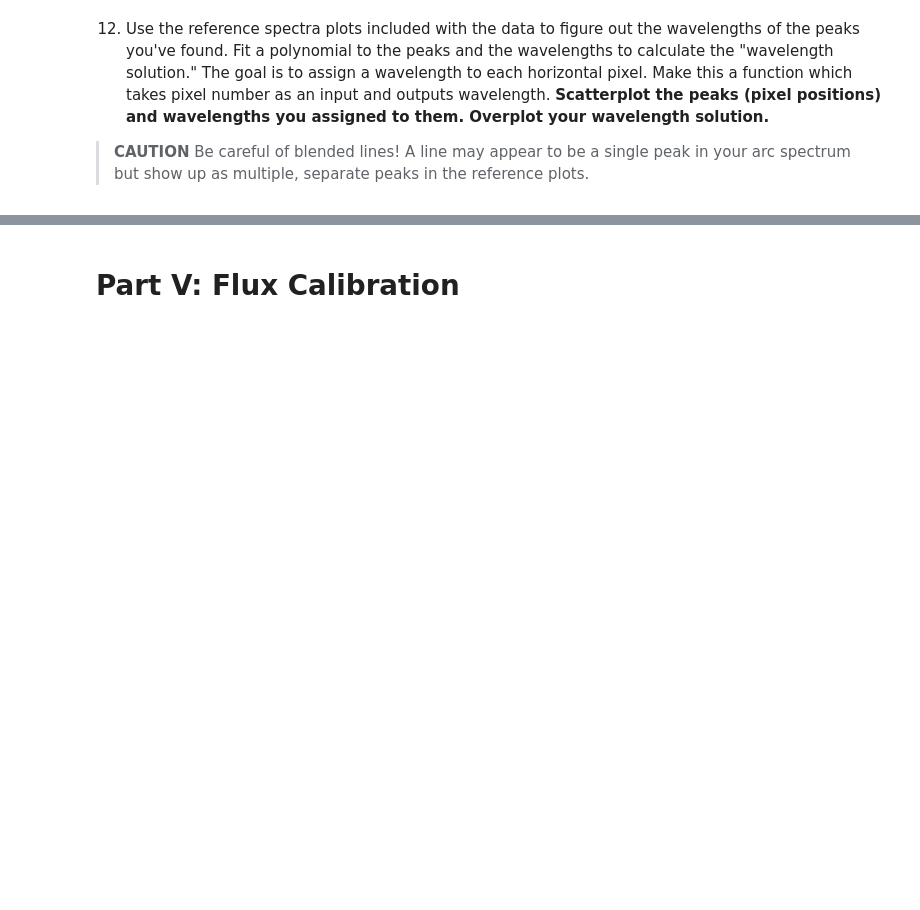
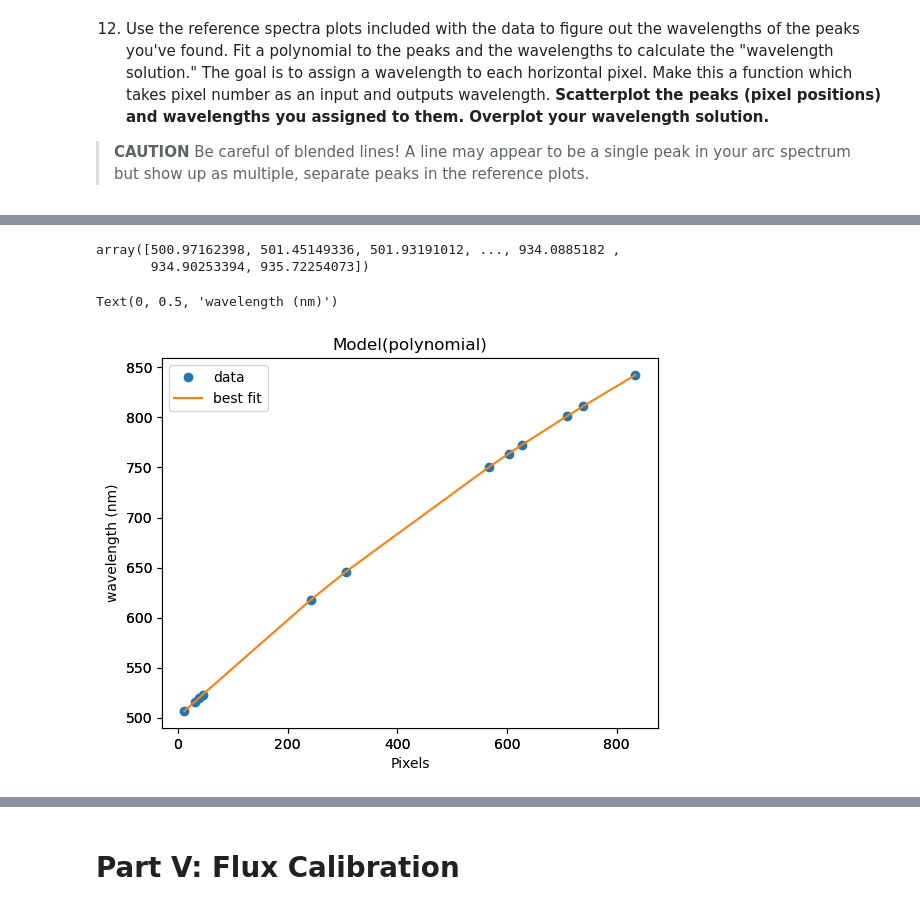
Before and after one commit to Hallflower20/ay107-data-reduction, a Jupyter notebook: problemset3.ipynb, the cells around one changed output, grey strips where cells are left out. Drawn from its saved outputs; the diff is of its cells as text; code cells hidden in the pictures; blank space fills up the shorter version.

Commit message:
working wavelengths

```diff
--- a/problemset3.ipynb
+++ b/problemset3.ipynb
@@ -310,0 +361,17 @@ oned_spectra.shape
+# %%
+l_model = PolynomialModel(degree = 7)
+l_params = l_model.guess(peak_lambda, x = peaks)
+l_result = l_model.fit(peak_lambda, l_params, x = peaks)
+wavelenths = l_model.eval(l_params, x = range(0,len(oned_spectra_norm)))
+wavelenths
+# %% [output]
+array([500.97162398, 501.45149336, 501.93191012, ..., 934.0885182 ,
+       934.90253394, 935.72254073])
+# %%
+plt.scatter(peaks, peak_lambda)
+l_result.plot_fit()
+plt.xlabel("Pixels")
+plt.ylabel("wavelength (nm)")
+# %% [output]
+Text(0, 0.5, 'wavelength (nm)')
+[figure, added]
```
Also changed, not shown: parts of 12 cells of this notebook.
